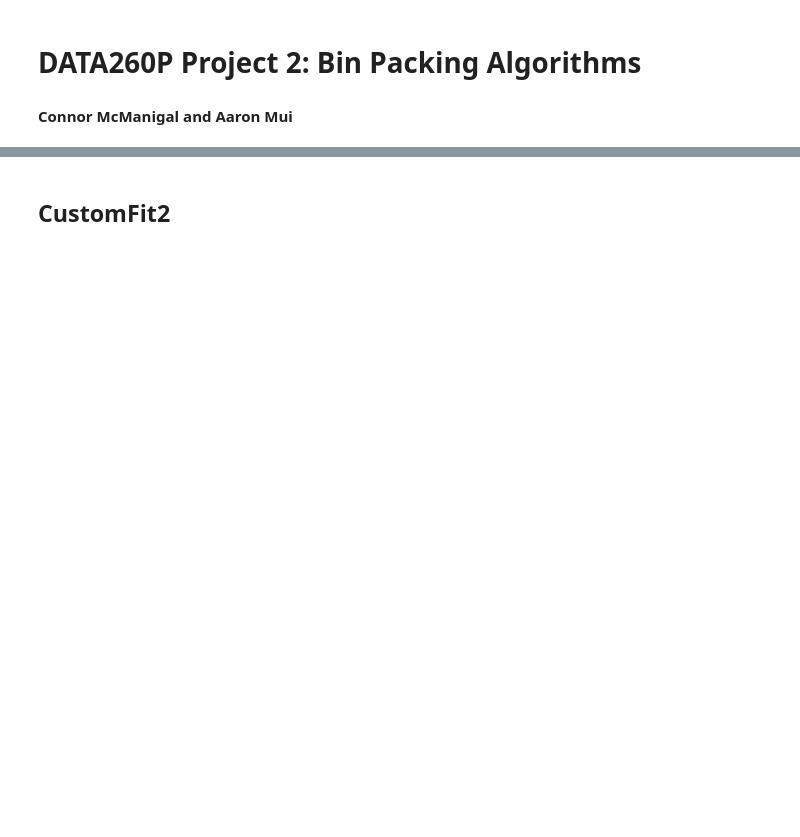
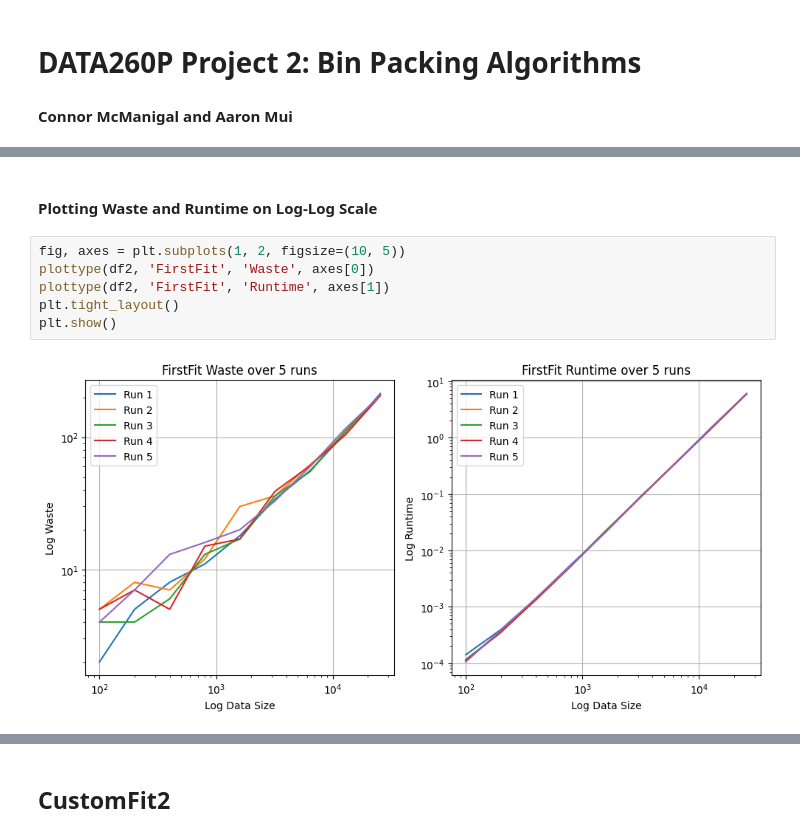
Before and after one commit to connormcmanigal/bin-packing-analysis, a Jupyter notebook: report.ipynb, the cells around one changed output, grey strips where cells are left out. Saved outputs shown, nothing was run; the diff lists cells and outputs as text; blank space fills up the shorter version.

```diff
--- a/report.ipynb
+++ b/report.ipynb
@@ -74,0 +94,10 @@ mean_nextfit
+# %% [markdown]
+#### Plotting Waste and Runtime on Log-Log Scale
+# %%
+fig, axes = plt.subplots(1, 2, figsize=(10, 5))
+plottype(df2, 'FirstFit', 'Waste', axes[0])
+plottype(df2, 'FirstFit', 'Runtime', axes[1])
+plt.tight_layout()
+plt.show()
+# %% [output]
+[figure, added]
```
Also changed, not shown: parts of 37 cells of this notebook, 2 other files.
